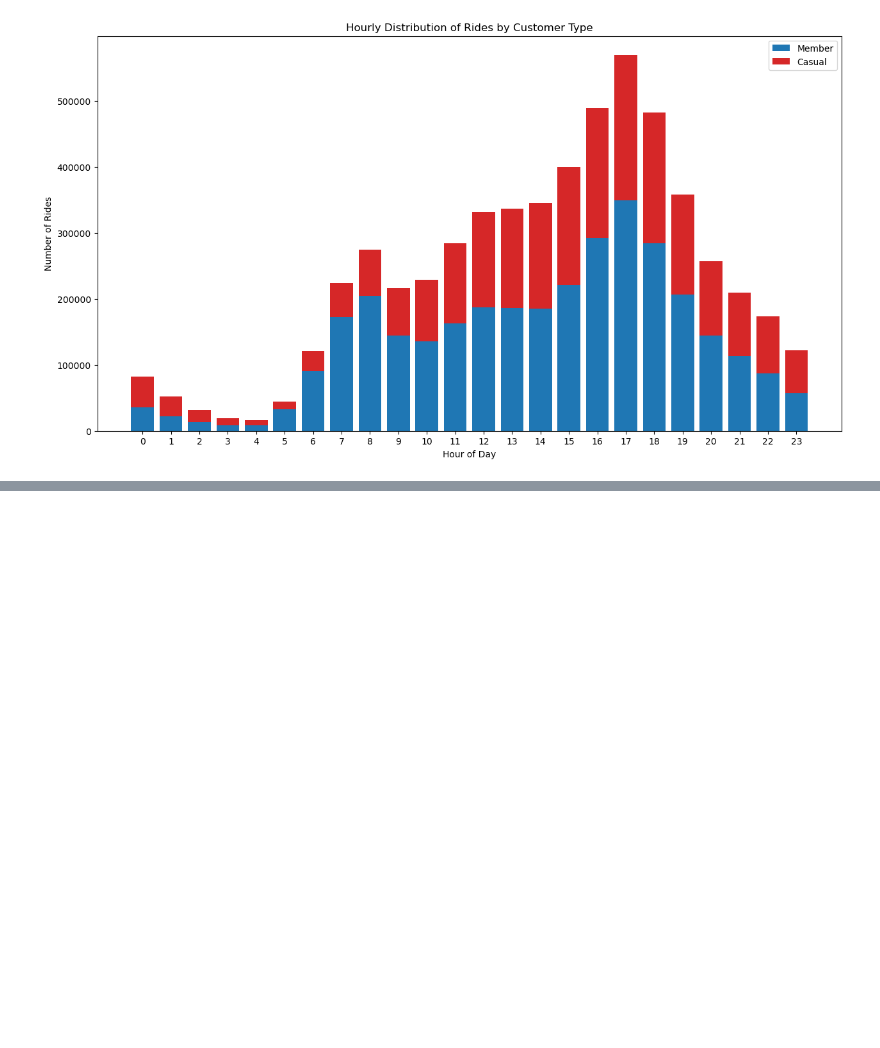
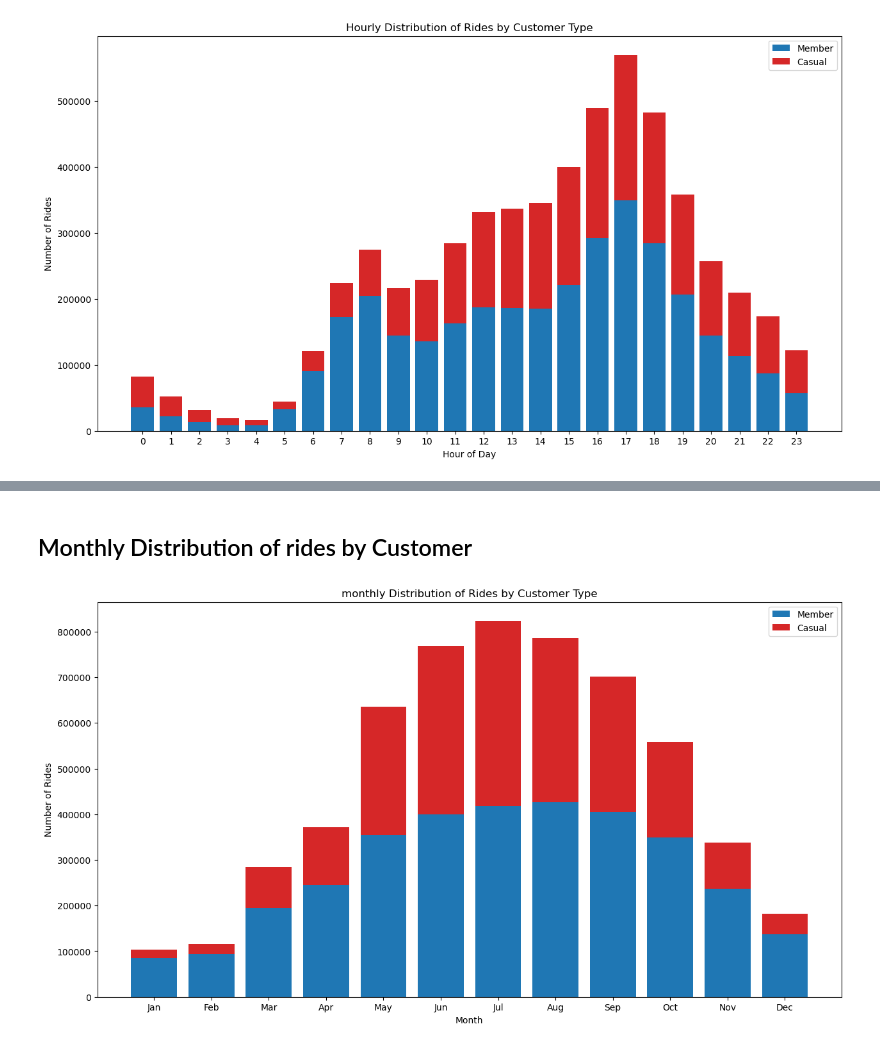
Before and after one commit to steve-yuan-8276/Google-Data-Analytics_Case-Study-1, a Jupyter notebook: Python-Solution/TripData.ipynb, the cells around one changed output, grey strips where cells are left out. Drawn from its saved outputs; the diff is of its cells as text; code cells hidden in the pictures; blank space fills up the shorter version.

```diff
--- a/Python-Solution/TripData.ipynb
+++ b/Python-Solution/TripData.ipynb
@@ -200,0 +240,39 @@ plt.show()
+# %% [markdown]
+## Monthly Distribution of rides by Customer
+# %%
+# Create a mapping of month to sort them from January to December
+month_order = ['Jan', 'Feb', 'Mar', 'Apr', 'May', 'Jun', 'Jul', 'Aug', 'Sep', 'Oct', 'Nov', 'Dec']
+
+# Reorder the DataFrame based on the month_order
+df['month'] = pd.Categorical(df['month'], categories=month_order, ordered=True)
+
+# count number by month and customer type
+monthly_customer_counts = df.groupby(['month', 'customer_type']).size().unstack(fill_value= 0)
+
+months = monthly_customer_counts.index
+casual_counts = monthly_customer_counts['casual']
+member_counts = monthly_customer_counts['member']
+
+# Set figure size
+plt.figure(figsize = (15, 8))
+
+# Draw bar chart
+# Draw member type first
+plt.bar(months, member_counts, label = 'Member', color = '#1f77b4')
+# Draw casual type
+plt.bar(months, casual_counts, bottom= member_counts, label= 'Casual', color = '#d62728')
+
+# Add legend
+plt.legend()
+
+# Add Title and Axis labels
+plt.title('monthly Distribution of Rides by Customer Type')
+plt.xlabel('Month')
+plt.ylabel('Number of Rides')
+
+# Set the position of the x-ticks
+plt.xticks(ticks=range(len(months)), labels=months)
+
+plt.show()
+# %% [output]
+[figure, added]
```
Also changed, not shown: parts of 7 cells of this notebook, 2 other files.
